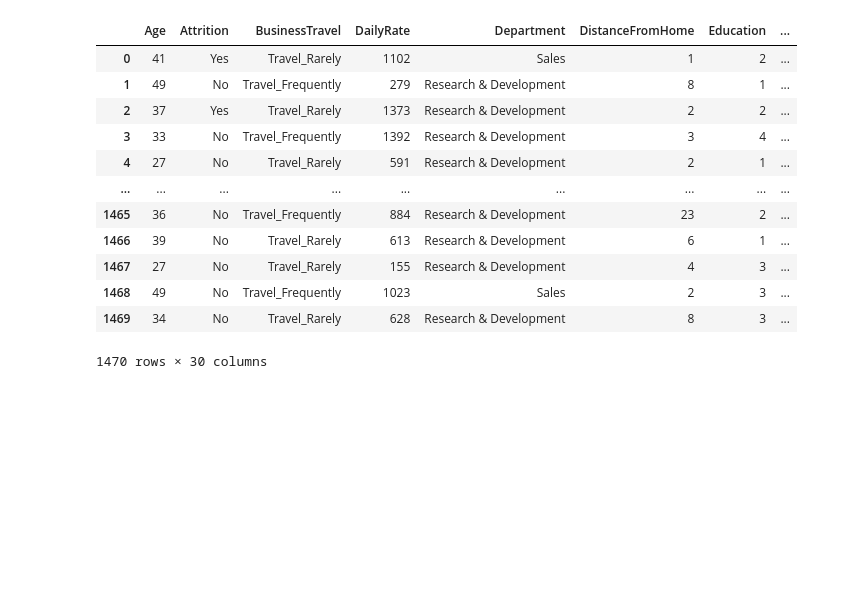
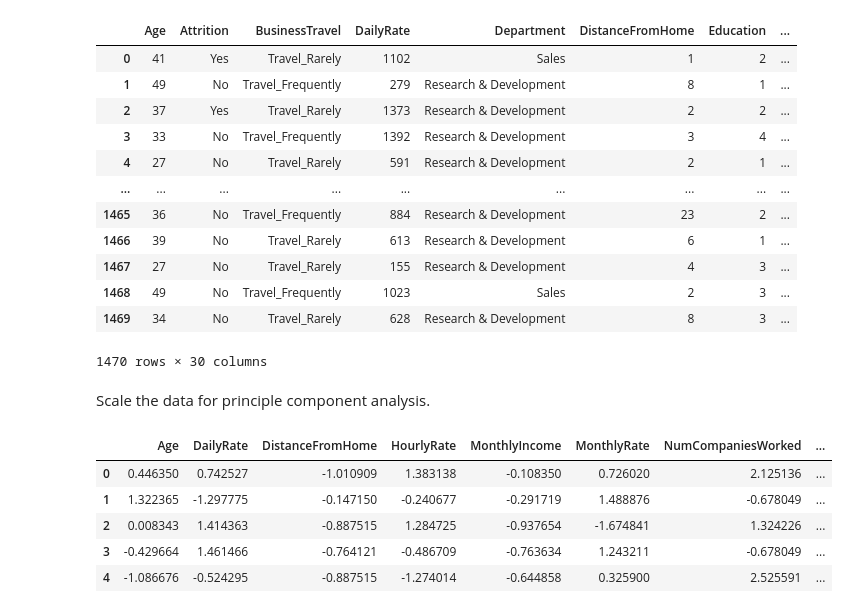
Before and after one commit to CSML1000-Winter2021-GroupA/human-resources, a Jupyter notebook: notebook.ipynb, the cells around one changed output. Drawn from its saved outputs; the diff is of its cells as text; code cells hidden in the pictures; blank space fills up the shorter version.

```diff
--- a/notebook.ipynb
+++ b/notebook.ipynb
@@ -83,0 +89,24 @@ hr_df
+# %% [markdown]
+Scale the data for principle component analysis.
+# %%
+# we only scale the continuous values, not the categorical
+cont_cols = ['Age', 'DailyRate', 'DistanceFromHome', 'HourlyRate', 'MonthlyIncome', 'MonthlyRate',
+           'NumCompaniesWorked', 'PercentSalaryHike', 'TotalWorkingYears', 'TrainingTimesLastYear',
+           'YearsAtCompany', 'YearsInCurrentRole', 'YearsSinceLastPromotion', 'YearsWithCurrManager']
+cat_cols = ['BusinessTravel', 'Department', 'Education', 'EducationField', 'EnvironmentSatisfaction',
+           'Gender', 'JobInvolvement', 'JobRole', 'JobSatisfaction', 'MaritalStatus', 'OverTime',
+           'PerformanceRating', 'RelationshipSatisfaction', 'StockOptionLevel', 'WorkLifeBalance']
+ss = StandardScaler()
+hr_scaled_df = ss.fit_transform(hr_df[cont_cols].to_numpy())
+
+hr_scaled_df = pd.concat([pd.DataFrame(hr_scaled_df, columns=cont_cols),
+                          hr_df[cat_cols],
+                          hr_df['Attrition']], axis=1)
+hr_scaled_df.head()
+# %% [output]
+|  | Age | DailyRate | DistanceFromHome | HourlyRate | MonthlyIncome | MonthlyRate | NumCompaniesWorked | ... |
+| 0 | 0.446350 | 0.742527 | -1.010909 | 1.383138 | -0.108350 | 0.726020 | 2.125136 | ... |
+| 1 | 1.322365 | -1.297775 | -0.147150 | -0.240677 | -0.291719 | 1.488876 | -0.678049 | ... |
+| 2 | 0.008343 | 1.414363 | -0.887515 | 1.284725 | -0.937654 | -1.674841 | 1.324226 | ... |
+| 3 | -0.429664 | 1.461466 | -0.764121 | -0.486709 | -0.763634 | 1.243211 | -0.678049 | ... |
+| 4 | -1.086676 | -0.524295 | -0.887515 | -1.274014 | -0.644858 | 0.325900 | 2.525591 | ... |
```
Also changed, not shown: parts of 16 cells of this notebook.
